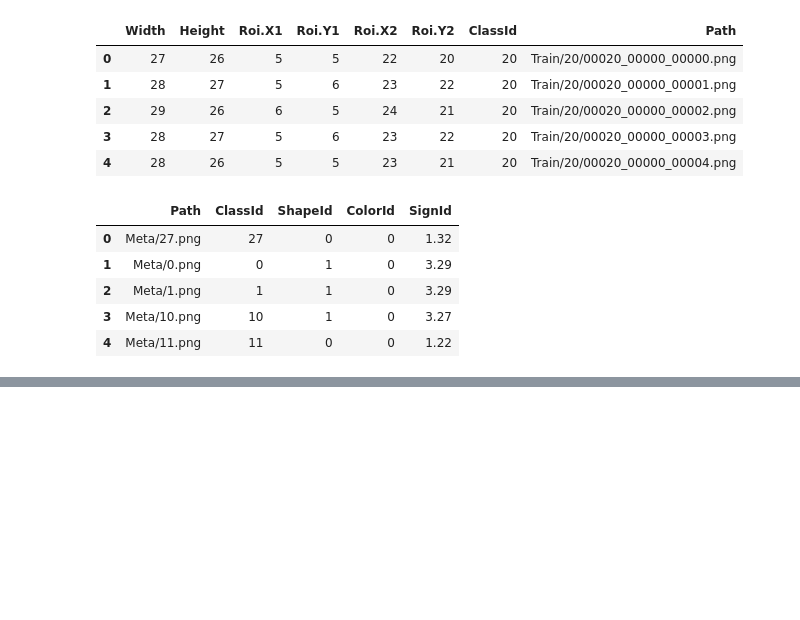
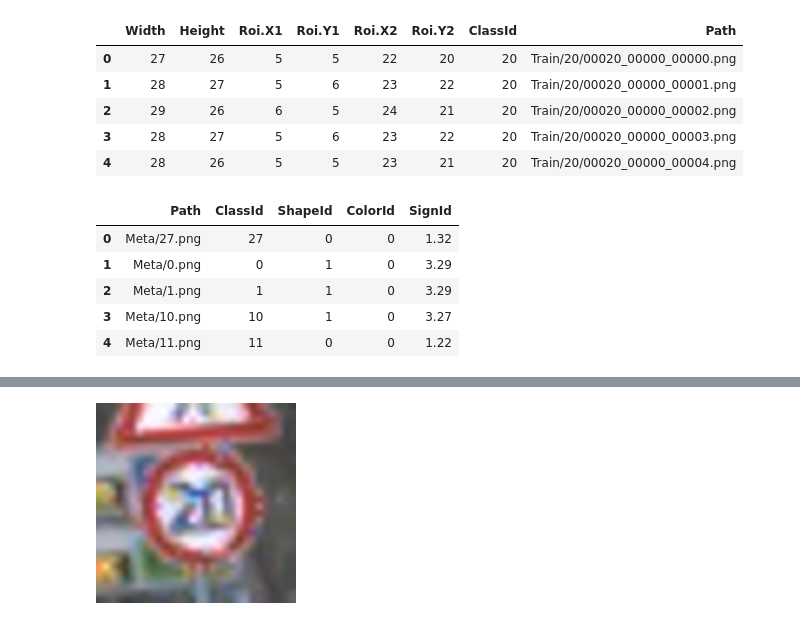
Before and after one commit to arm-on/phd-thesis-until-shahrivar-1402, a Jupyter notebook: experiments/codes/gtsrb.ipynb, the cells around one changed output, grey strips where cells are left out. Saved outputs shown, nothing was run; the diff lists cells and outputs as text; code cells hidden in the pictures; blank space fills up the shorter version.

```diff
--- a/experiments/codes/gtsrb.ipynb
+++ b/experiments/codes/gtsrb.ipynb
@@ -28,0 +53,4 @@ meta_df.head()
+# %%
+image.resize((200,200),Image.Resampling.BICUBIC)
+# %% [output]
+[figure, added]
```
Also changed, not shown: parts of 8 cells of this notebook.
